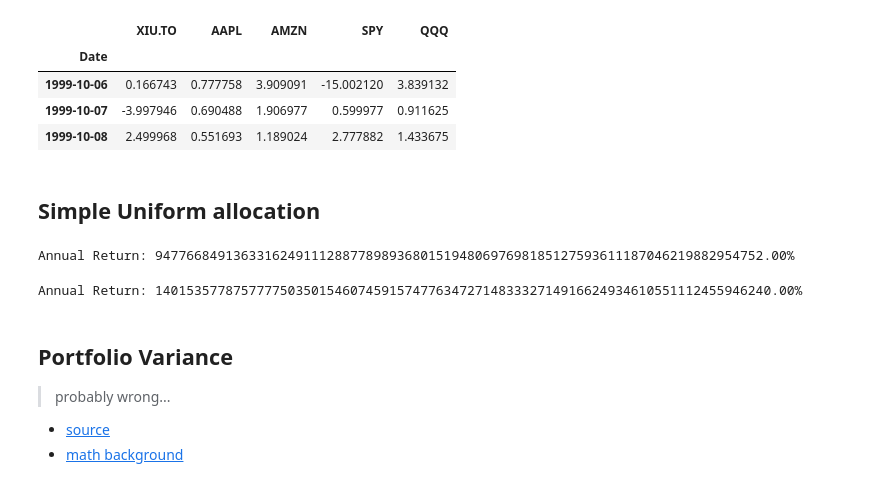
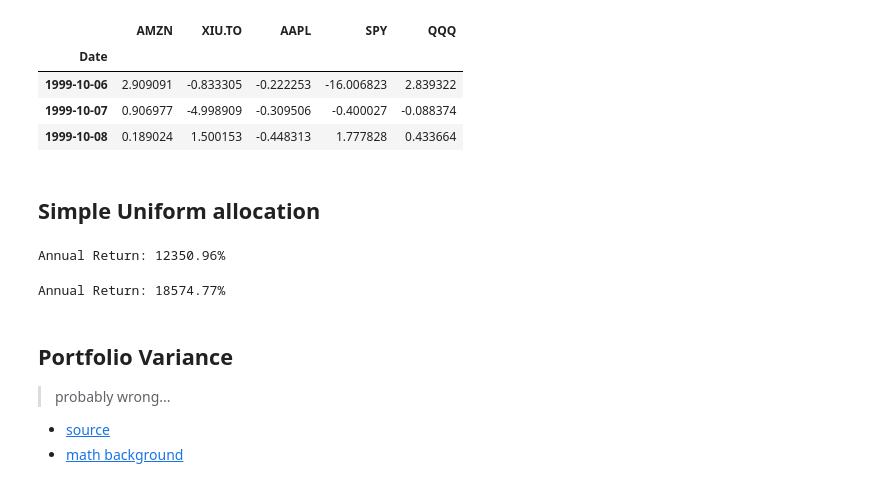
Before and after one commit to alik604/algorithmic-trading, a Jupyter notebook: Portfolio-opt/Maunally computing.ipynb, the cells around one changed output. Cells and saved outputs as stored; diff of their text form; code cells hidden in the pictures.

```diff
--- a/Portfolio-opt/Maunally computing.ipynb
+++ b/Portfolio-opt/Maunally computing.ipynb
@@ -105,12 +105,12 @@ Spearman's Correlation
 # %%
-df_daily_returns = daily_returns(df)
+df_daily_returns = daily_change(df)
 df_daily_returns.head(3)
 # %% [output]
-|  | XIU.TO | AAPL | AMZN | SPY | QQQ |
+|  | AMZN | XIU.TO | AAPL | SPY | QQQ |
 | Date |  |  |  |  |  |
-| 1999-10-06 | 0.166743 | 0.777758 | 3.909091 | -15.002120 | 3.839132 |
-| 1999-10-07 | -3.997946 | 0.690488 | 1.906977 | 0.599977 | 0.911625 |
-| 1999-10-08 | 2.499968 | 0.551693 | 1.189024 | 2.777882 | 1.433675 |
+| 1999-10-06 | 2.909091 | -0.833305 | -0.222253 | -16.006823 | 2.839322 |
+| 1999-10-07 | 0.906977 | -4.998909 | -0.309506 | -0.400027 | -0.088374 |
+| 1999-10-08 | 0.189024 | 1.500153 | -0.448313 | 1.777828 | 0.433664 |
 # %% [markdown]
 ## Simple Uniform allocation
 # %%
@@ -119,13 +119,13 @@ weights_uniform = np.array([0.20, 0.20, 0.20, 0.20, 0.20])
 pfolio_uniform = np.dot(annual_returns, weights_uniform)
 print(f"Annual Return: {pfolio_uniform*100:.2f}%")
 # %% [output]
-Annual Return: 947766849136331624911128877898936801519480697698185127593611187046219882954752.00%
+Annual Return: 12350.96%
 # %%
 weights_1 = np.array([0.4, 0.05, 0.20, 0.05, 0.3])
 pfolio_1 = np.dot(annual_returns, weights_1)
 print(f"Annual Return: {pfolio_1*100:.2f}%")
 # %% [output]
-Annual Return: 1401535778757777503501546074591574776347271483332714916624934610551112455946240.00%
+Annual Return: 18574.77%
 # %% [markdown]
 ## Portfolio Variance
 > probably wrong...
```
Also changed, not shown: parts of 20 cells of this notebook.
